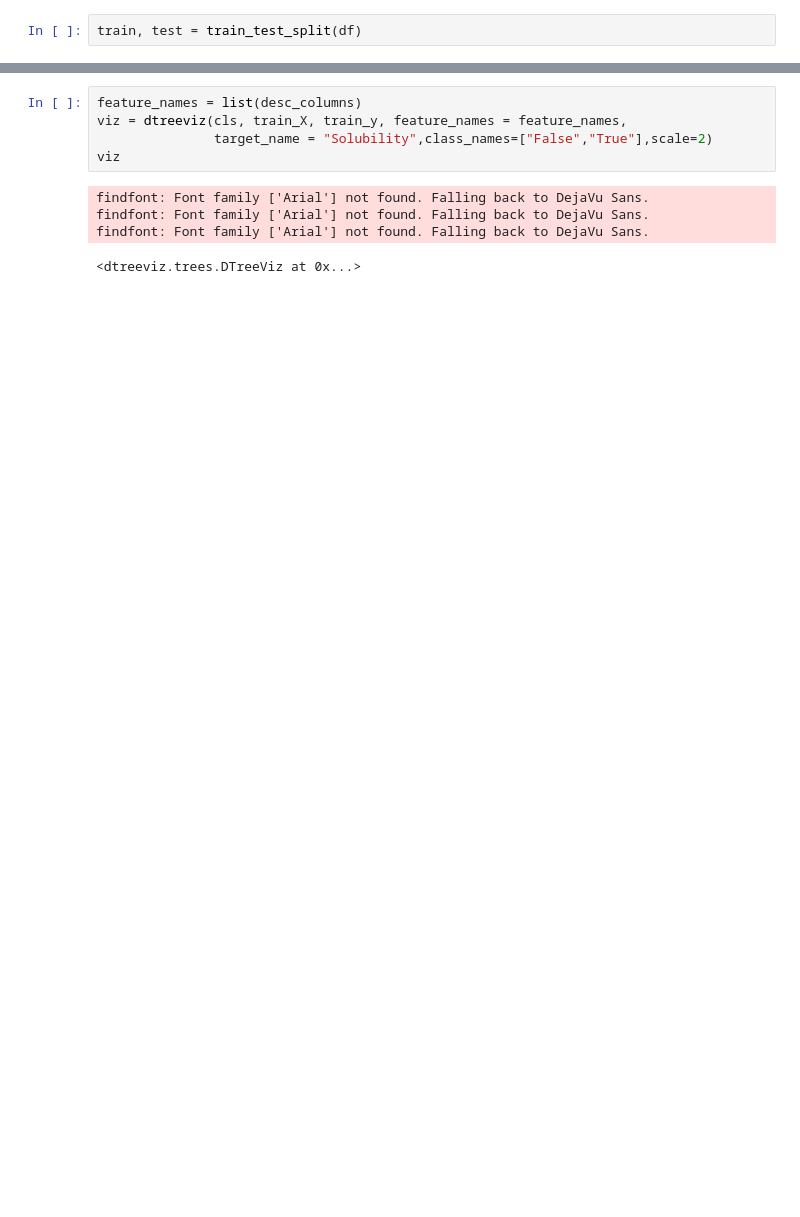
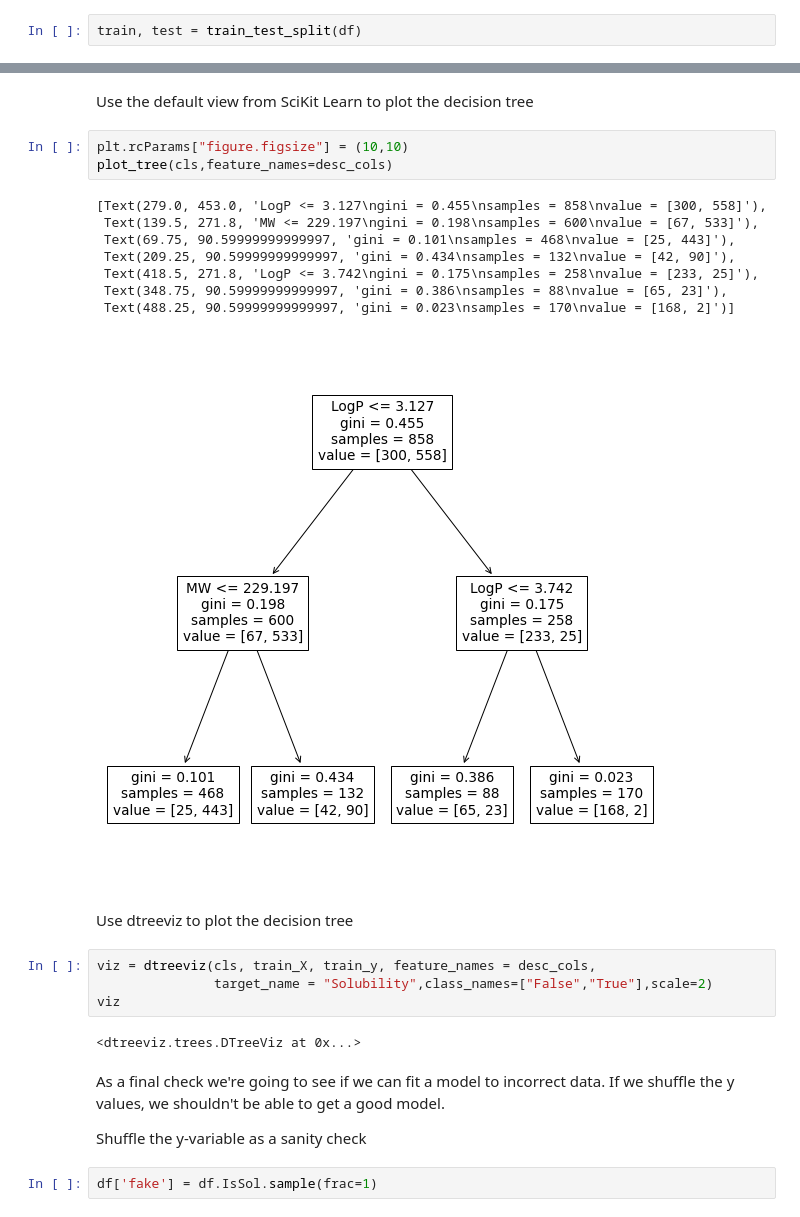
Before and after one commit to PatWalters/chem_tutorial, a Jupyter notebook: tutorial_04_decision_tree.ipynb, the cells around one changed output, grey strips where cells are left out. Cells and saved outputs as stored; diff of their text form; blank space fills up the shorter version.

```diff
--- a/tutorial_04_decision_tree.ipynb
+++ b/tutorial_04_decision_tree.ipynb
@@ -71,10 +129,28 @@ plot_roc_curve(cls,test_X,test_y)
+# %% [markdown]
+Use the default view from SciKit Learn to plot the decision tree
+# %%
+plt.rcParams["figure.figsize"] = (10,10)
+plot_tree(cls,feature_names=desc_cols)
+# %% [output]
+[Text(279.0, 453.0, 'LogP <= 3.127\ngini = 0.455\nsamples = 858\nvalue = [300, 558]'),
+ Text(139.5, 271.8, 'MW <= 229.197\ngini = 0.198\nsamples = 600\nvalue = [67, 533]'),
+ Text(69.75, 90.59999999999997, 'gini = 0.101\nsamples = 468\nvalue = [25, 443]'),
+ Text(209.25, 90.59999999999997, 'gini = 0.434\nsamples = 132\nvalue = [42, 90]'),
+ Text(418.5, 271.8, 'LogP <= 3.742\ngini = 0.175\nsamples = 258\nvalue = [233, 25]'),
+ Text(348.75, 90.59999999999997, 'gini = 0.386\nsamples = 88\nvalue = [65, 23]'),
+ Text(488.25, 90.59999999999997, 'gini = 0.023\nsamples = 170\nvalue = [168, 2]')]
+[figure, added]
+# %% [markdown]
+Use dtreeviz to plot the decision tree
 # %%
-feature_names = list(desc_columns)
-viz = dtreeviz(cls, train_X, train_y, feature_names = feature_names,
+viz = dtreeviz(cls, train_X, train_y, feature_names = desc_cols,
                target_name = "Solubility",class_names=["False","True"],scale=2)
 viz
 # %% [output]
-findfont: Font family ['Arial'] not found. Falling back to DejaVu Sans.
-findfont: Font family ['Arial'] not found. Falling back to DejaVu Sans.
-findfont: Font family ['Arial'] not found. Falling back to DejaVu Sans.
+<dtreeviz.trees.DTreeViz at 0x...>
-<dtreeviz.trees.DTreeViz at 0x...>
+# %% [markdown]
+As a final check we're going to see if we can fit a model to incorrect data.  If we shuffle the y values, we shouldn't be able to get a good model.
+
+Shuffle the y-variable as a sanity check
+# %%
+df['fake'] = df.IsSol.sample(frac=1)
```
Also changed, not shown: parts of 51 cells of this notebook.
